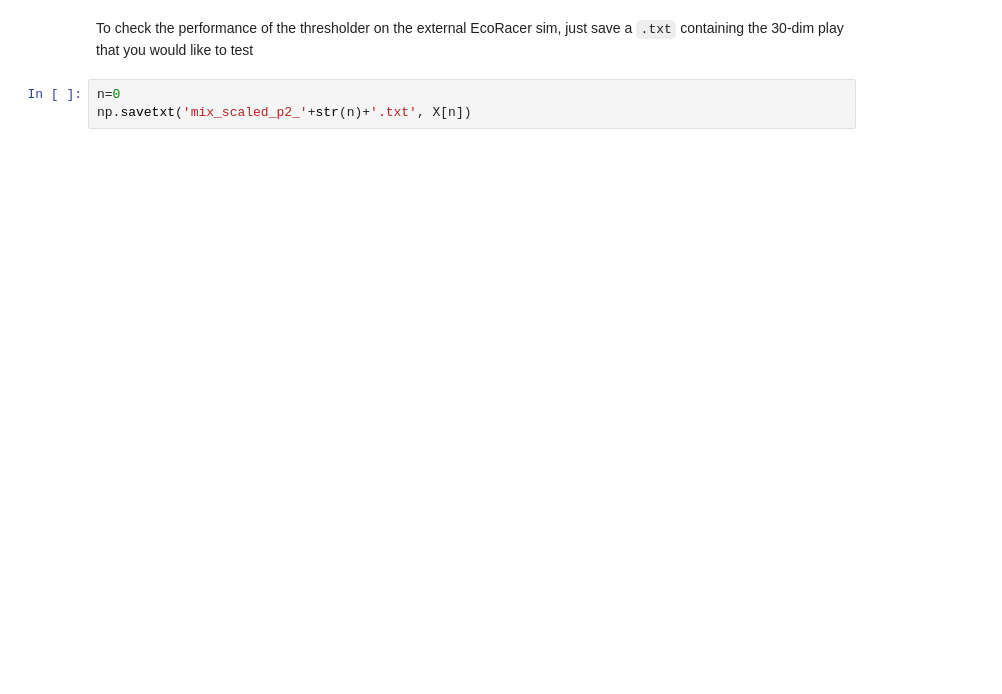
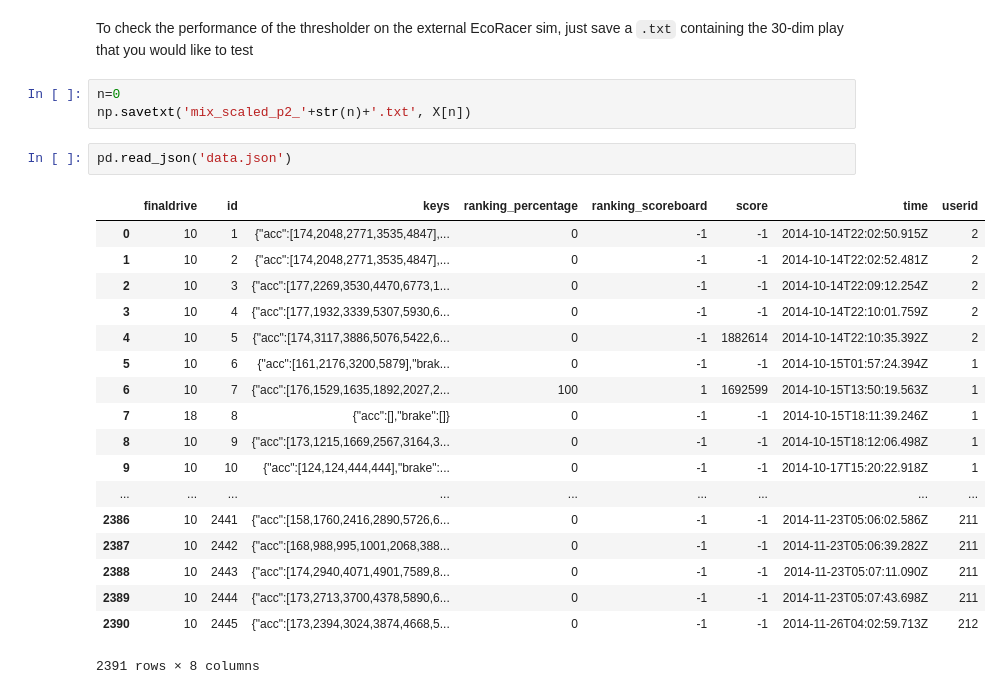
Before and after one commit to DesignInformaticsLab/EcoRacer2016, a Jupyter notebook: Player2_Example.ipynb, the cells around one changed output. Saved outputs shown, nothing was run; the diff lists cells and outputs as text; blank space fills up the shorter version.

```diff
--- a/Player2_Example.ipynb
+++ b/Player2_Example.ipynb
@@ -152,3 +152,24 @@ To check the performance of the thresholder on the external EcoRacer sim, just s
 # %%
 n=0
 np.savetxt('mix_scaled_p2_'+str(n)+'.txt', X[n])
+# %%
+pd.read_json('data.json')
+# %% [output]
+|  | finaldrive | id | keys | ranking_percentage | ranking_scoreboard | score | time | userid |
+| 0 | 10 | 1 | {"acc":[174,2048,2771,3535,4847],... | 0 | -1 | -1 | 2014-10-14T22:02:50.915Z | 2 |
+| 1 | 10 | 2 | {"acc":[174,2048,2771,3535,4847],... | 0 | -1 | -1 | 2014-10-14T22:02:52.481Z | 2 |
+| 2 | 10 | 3 | {"acc":[177,2269,3530,4470,6773,1... | 0 | -1 | -1 | 2014-10-14T22:09:12.254Z | 2 |
+| 3 | 10 | 4 | {"acc":[177,1932,3339,5307,5930,6... | 0 | -1 | -1 | 2014-10-14T22:10:01.759Z | 2 |
+| 4 | 10 | 5 | {"acc":[174,3117,3886,5076,5422,6... | 0 | -1 | 1882614 | 2014-10-14T22:10:35.392Z | 2 |
+| 5 | 10 | 6 | {"acc":[161,2176,3200,5879],"brak... | 0 | -1 | -1 | 2014-10-15T01:57:24.394Z | 1 |
+| 6 | 10 | 7 | {"acc":[176,1529,1635,1892,2027,2... | 100 | 1 | 1692599 | 2014-10-15T13:50:19.563Z | 1 |
+| 7 | 18 | 8 | {"acc":[],"brake":[]} | 0 | -1 | -1 | 2014-10-15T18:11:39.246Z | 1 |
+| 8 | 10 | 9 | {"acc":[173,1215,1669,2567,3164,3... | 0 | -1 | -1 | 2014-10-15T18:12:06.498Z | 1 |
+| 9 | 10 | 10 | {"acc":[124,124,444,444],"brake":... | 0 | -1 | -1 | 2014-10-17T15:20:22.918Z | 1 |
+| ... | ... | ... | ... | ... | ... | ... | ... | ... |
+| 2386 | 10 | 2441 | {"acc":[158,1760,2416,2890,5726,6... | 0 | -1 | -1 | 2014-11-23T05:06:02.586Z | 211 |
+| 2387 | 10 | 2442 | {"acc":[168,988,995,1001,2068,388... | 0 | -1 | -1 | 2014-11-23T05:06:39.282Z | 211 |
+| 2388 | 10 | 2443 | {"acc":[174,2940,4071,4901,7589,8... | 0 | -1 | -1 | 2014-11-23T05:07:11.090Z | 211 |
+| 2389 | 10 | 2444 | {"acc":[173,2713,3700,4378,5890,6... | 0 | -1 | -1 | 2014-11-23T05:07:43.698Z | 211 |
+| 2390 | 10 | 2445 | {"acc":[173,2394,3024,3874,4668,5... | 0 | -1 | -1 | 2014-11-26T04:02:59.713Z | 212 |
+2391 rows × 8 columns
```
Also changed, not shown: parts of 7 cells of this notebook, 22 other files.
